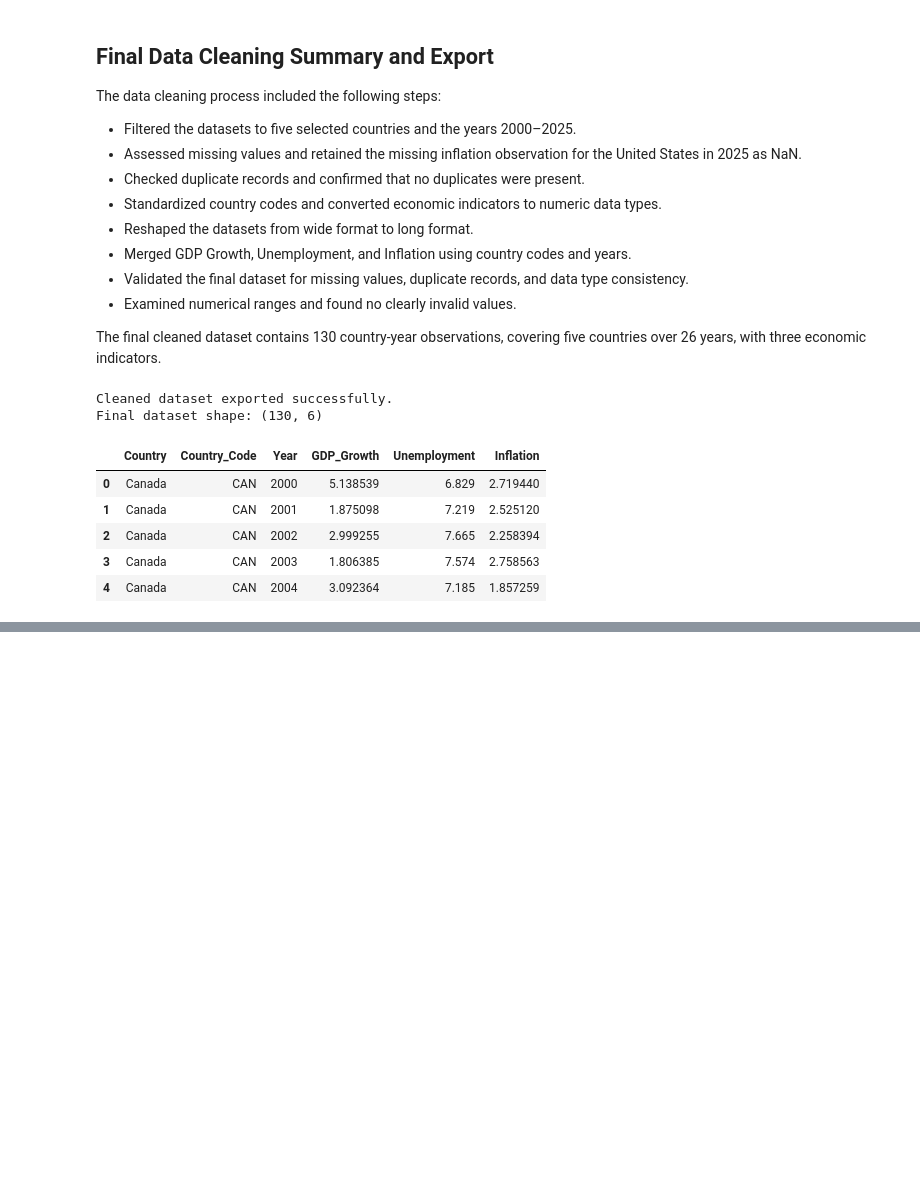
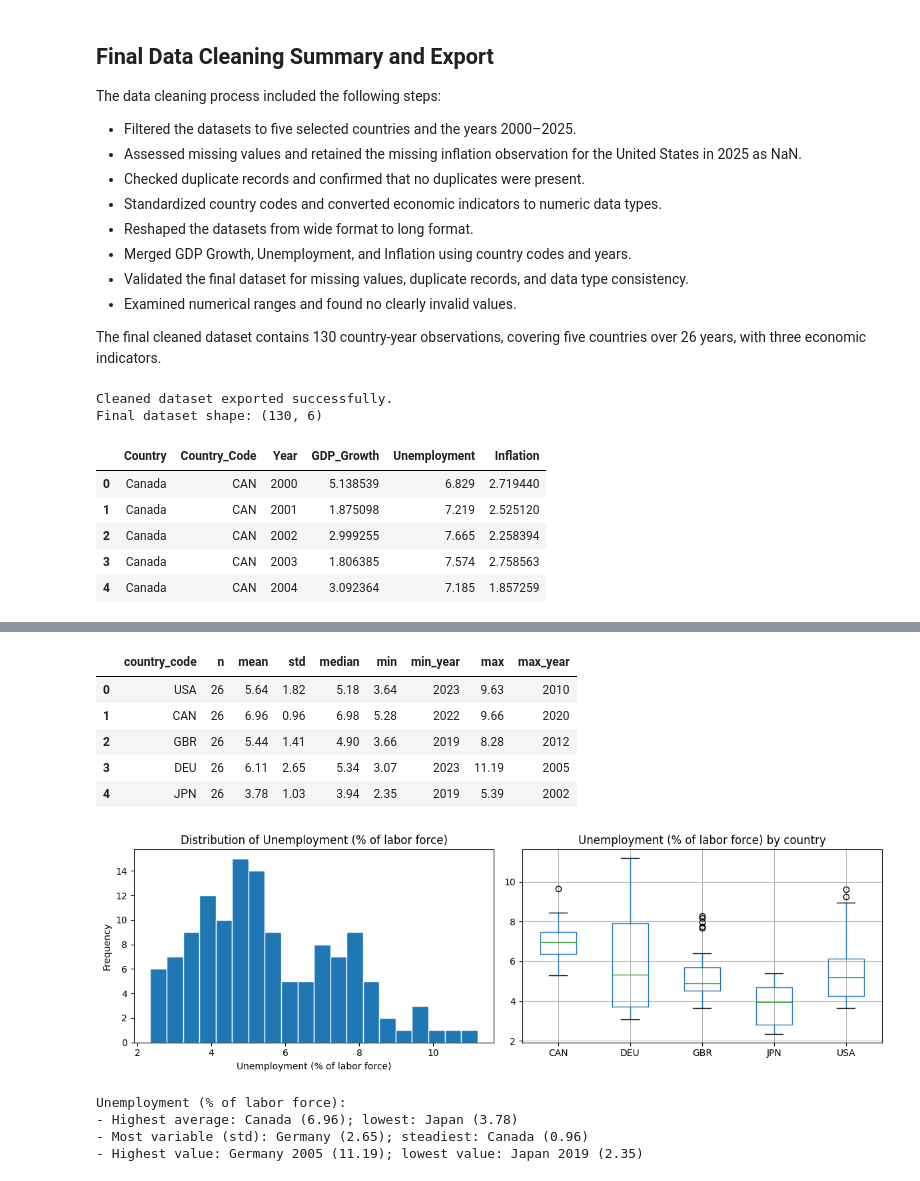
Before and after one commit to ssri05/TheOutliers-IS477, a Jupyter notebook: data_analysis - v2.ipynb, the cells around one changed output, grey strips where cells are left out. Cells and saved outputs as stored; diff of their text form; code cells hidden in the pictures; blank space fills up the shorter version.

```diff
--- a/data_analysis - v2.ipynb
+++ b/data_analysis - v2.ipynb
@@ -484,0 +610,16 @@ Final dataset shape: (130, 6)
+# %%
+show_table("Unemployment")
+plot_distribution("Unemployment")
+leaders("Unemployment")
+# %% [output]
+|  | country_code | n | mean | std | median | min | min_year | max | max_year |
+| 0 | USA | 26 | 5.64 | 1.82 | 5.18 | 3.64 | 2023 | 9.63 | 2010 |
+| 1 | CAN | 26 | 6.96 | 0.96 | 6.98 | 5.28 | 2022 | 9.66 | 2020 |
+| 2 | GBR | 26 | 5.44 | 1.41 | 4.90 | 3.66 | 2019 | 8.28 | 2012 |
+| 3 | DEU | 26 | 6.11 | 2.65 | 5.34 | 3.07 | 2023 | 11.19 | 2005 |
+| 4 | JPN | 26 | 3.78 | 1.03 | 3.94 | 2.35 | 2019 | 5.39 | 2002 |
+[figure, added]
+Unemployment (% of labor force):
+- Highest average: Canada (6.96); lowest: Japan (3.78)
+- Most variable (std): Germany (2.65); steadiest: Canada (0.96)
+- Highest value: Germany 2005 (11.19); lowest value: Japan 2019 (2.35)
```
Also changed, not shown: parts of 45 cells of this notebook, 1 other file.
